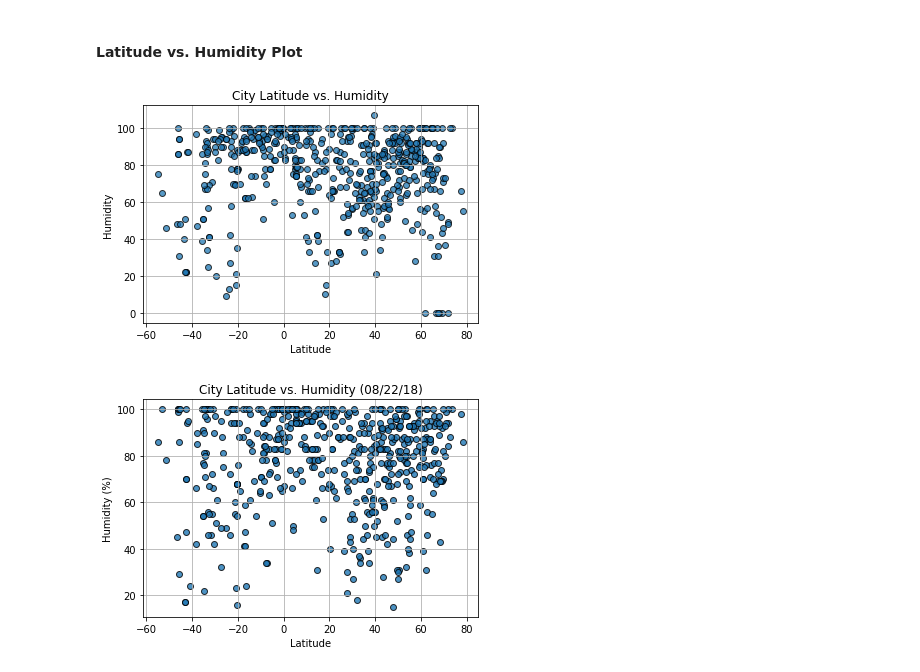
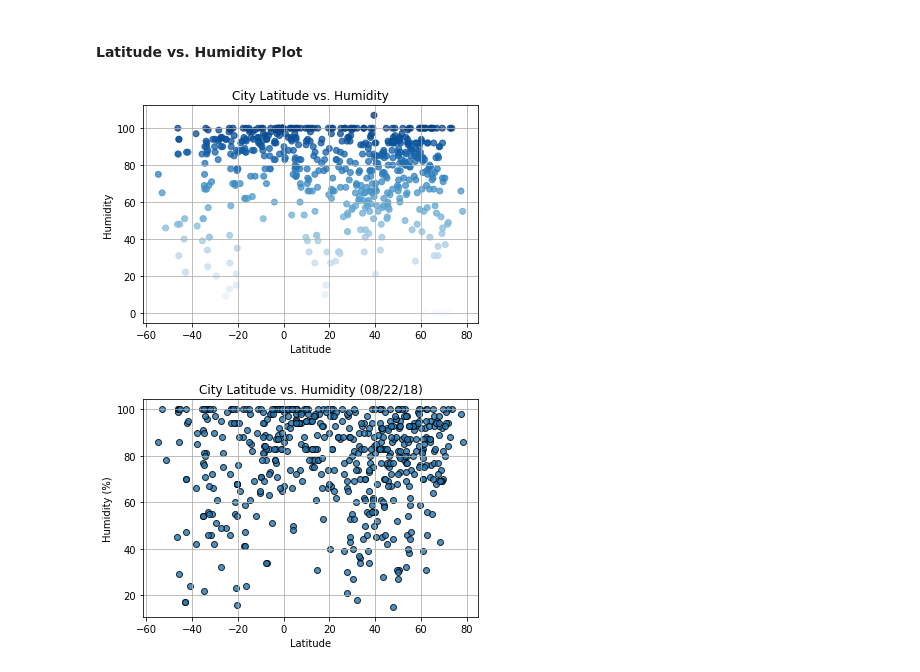
Before and after one commit to emilyrush/weather_api, a Jupyter notebook: starter_code/erushWeatherPy.ipynb, the cells around one changed output. Cells and saved outputs as stored; diff of their text form; code cells hidden in the pictures.

```diff
--- a/starter_code/erushWeatherPy.ipynb
+++ b/starter_code/erushWeatherPy.ipynb
@@ -93,7 +91,7 @@ for city in cities:
         city_name.append(weather_json['name'])
         cloudiness.append(weather_json['clouds']['all'])
         country.append(weather_json['sys']['country'])
-        date.append(datetime.datetime.now)
+        date.append(str(datetime.datetime.now))
         humidity.append(weather_json['main']['humidity'])
         lat.append(weather_json['coord']['lat'])
         lng.append(weather_json['coord']['lon'])
@@ -198,13 +200,13 @@ plt.grid(True)
 # %% [markdown]
 #### Latitude vs. Humidity Plot
 # %%
-plt.scatter(lat, humidity, marker="o", edgecolors="black", alpha=0.75)
+plt.scatter(lat, humidity, marker="o", c=humidity, cmap="Blues", alpha=0.75)
 plt.xlabel("Latitude")
 plt.ylabel("Humidity")
 plt.title("City Latitude vs. Humidity")
 plt.grid(True)
 # %% [output]
-[figure, old version]
+[figure, new version]
 # %%
 # %% [output]
 [figure]
```
Also changed, not shown: parts of 12 cells of this notebook, 2 other files.
